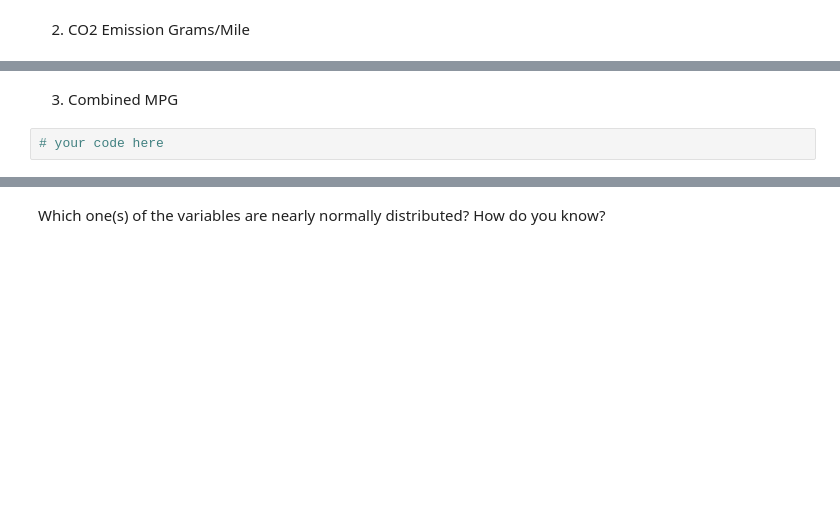
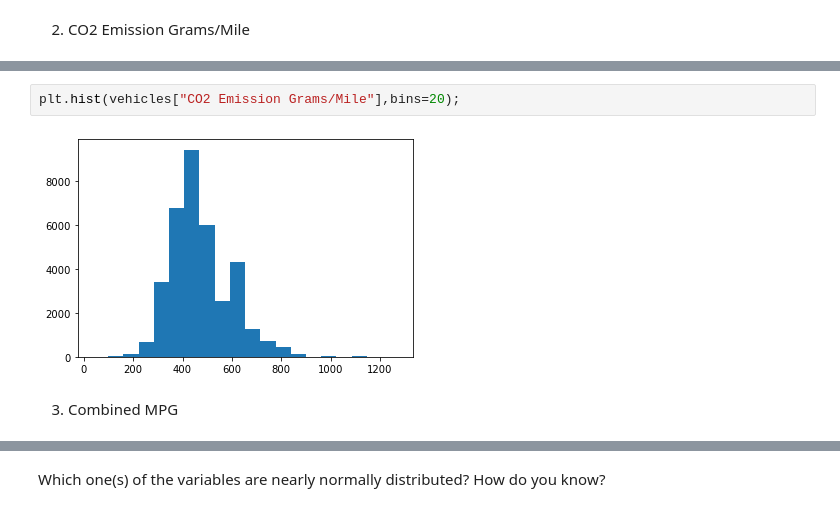
Before and after one commit to ironhack-datalabs/datamad1020, a Jupyter notebook: module-2/lab-continuous-probability-distribution/your-code/main.ipynb, the cells around one changed output, grey strips where cells are left out. Drawn from its saved outputs; the diff is of its cells as text; blank space fills up the shorter version.

```diff
--- a/module-2/lab-continuous-probability-distribution/your-code/main.ipynb
+++ b/module-2/lab-continuous-probability-distribution/your-code/main.ipynb
@@ -138,4 +140,6 @@ Then plot the histograms for the following variables:
+# %%
+plt.hist(vehicles["CO2 Emission Grams/Mile"],bins=20);
+# %% [output]
+[figure, added]
 # %% [markdown]
 3. Combined MPG
-# %%
-# your code here
```
Also changed, not shown: parts of 14 cells of this notebook.
